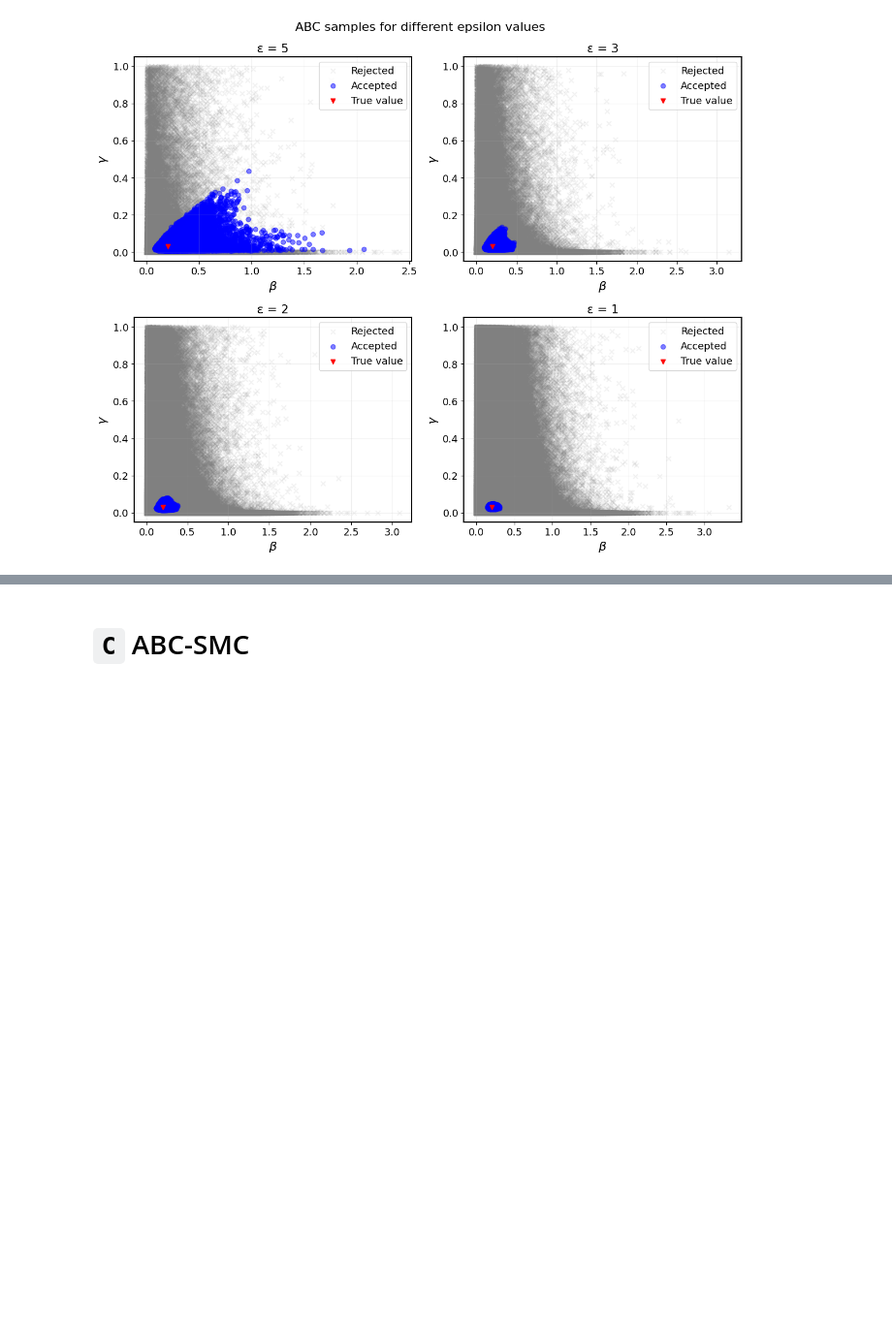
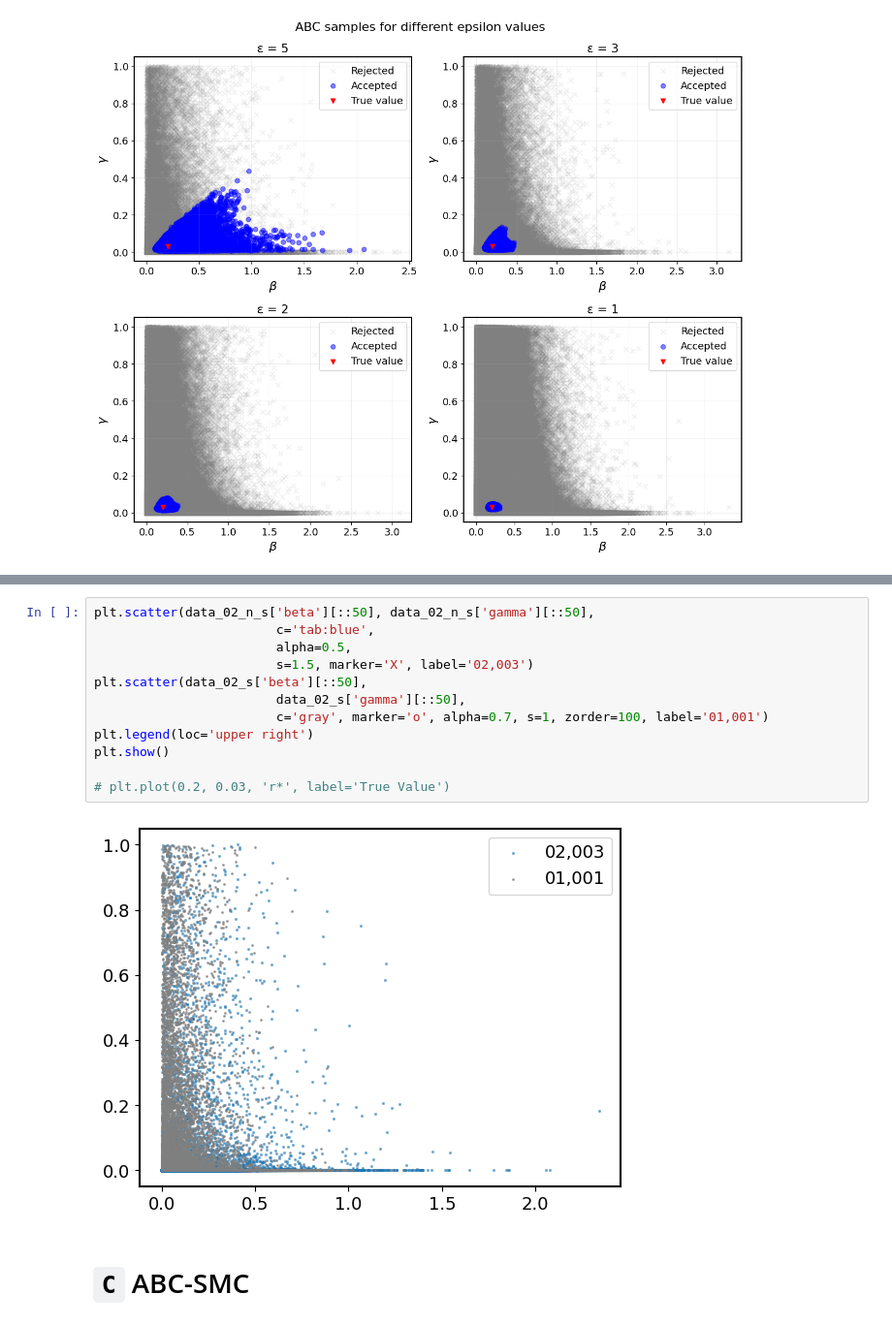
Before and after one commit to Berto70/abc_sir, a Jupyter notebook: py_code/abc_test.ipynb, the cells around one changed output, grey strips where cells are left out. Shown at 97% size. Drawn from its saved outputs; the diff is of its cells as text; blank space fills up the shorter version.

```diff
--- a/py_code/abc_test.ipynb
+++ b/py_code/abc_test.ipynb
@@ -711,3 +671,17 @@ KeyboardInterrupt:
+# %%
+plt.scatter(data_02_n_s['beta'][::50], data_02_n_s['gamma'][::50],
+                        c='tab:blue',
+                        alpha=0.5,
+                        s=1.5, marker='X', label='02,003')
+plt.scatter(data_02_s['beta'][::50],
+                        data_02_s['gamma'][::50],
+                        c='gray', marker='o', alpha=0.7, s=1, zorder=100, label='01,001')
+plt.legend(loc='upper right')
+plt.show()
+
+# plt.plot(0.2, 0.03, 'r*', label='True Value')
+# %% [output]
+[figure, added]
 # %% [markdown]
 # `C` ABC-SMC
 # %%
```
Also changed, not shown: parts of 33 cells of this notebook.
